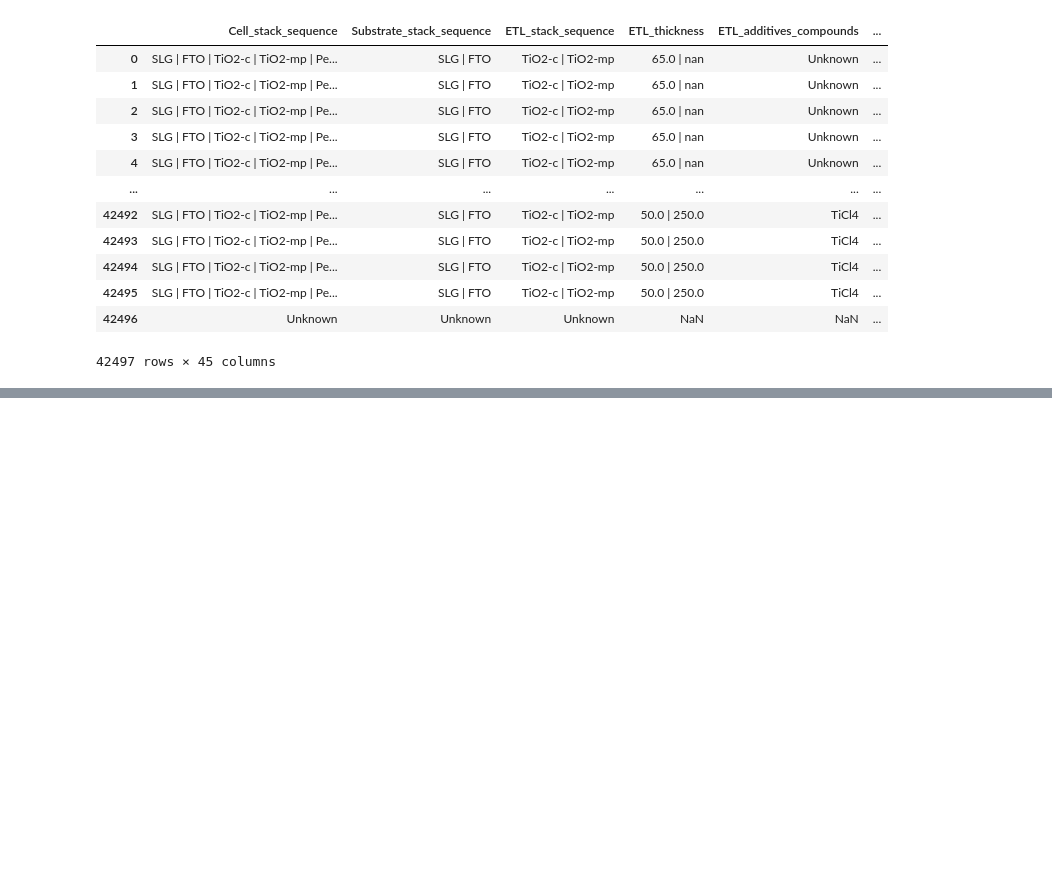
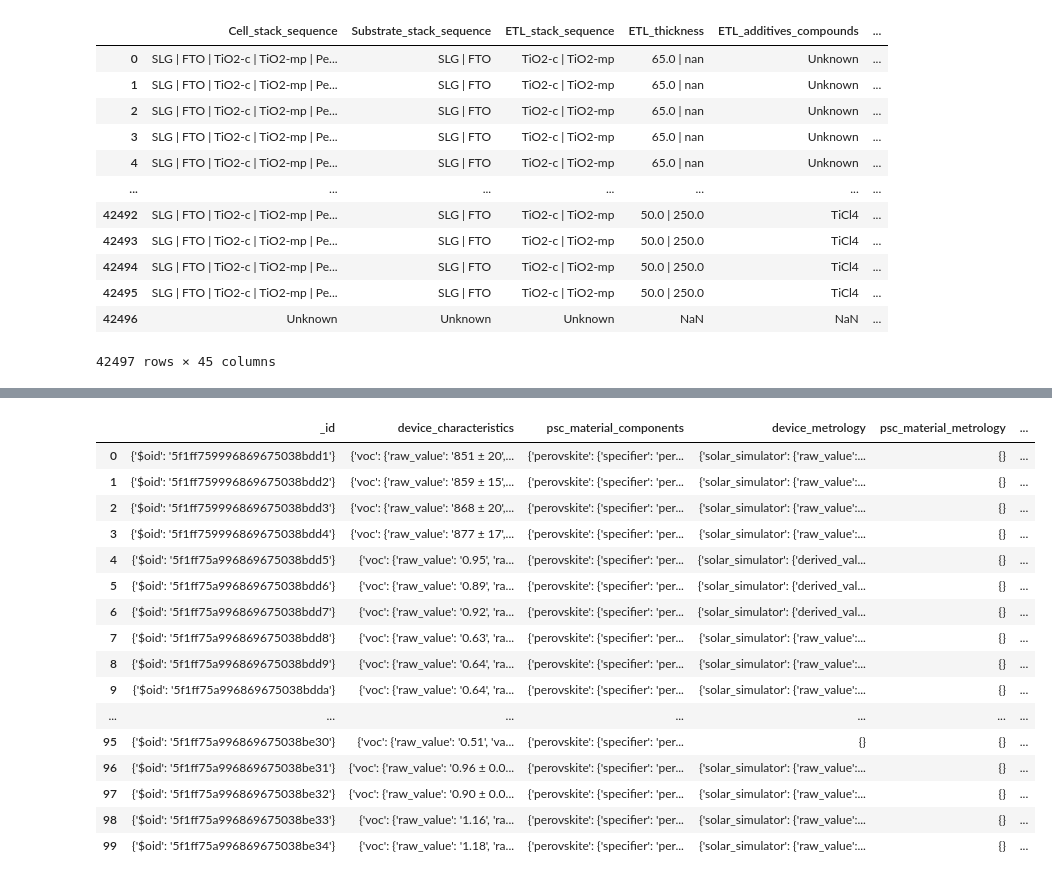
Before and after one commit to Zhang-NJ-Lab/PSC-Manual_NatureEnergy-try, a Jupyter notebook: dataframe-PSCmannual.ipynb, the cells around one changed output, grey strips where cells are left out. Cells and saved outputs as stored; diff of their text form; code cells hidden in the pictures; blank space fills up the shorter version.

```diff
--- a/dataframe-PSCmannual.ipynb
+++ b/dataframe-PSCmannual.ipynb
@@ -184,3 +182,5 @@ df.loc[:,["Cell_stack_sequence","Substrate_stack_sequence","ETL_stack_sequence",
 42497 rows × 45 columns
 # %%
 df.loc[:,["Cell_stack_sequence","Substrate_stack_sequence","ETL_stack_sequence","ETL_thickness","ETL_additives_compounds","ETL_additives_concentrations","ETL_deposition_procedure","Perovskite_composition_a_ions","Perovskite_composition_a_ions_coefficients","Perovskite_composition_b_ions","Perovskite_composition_b_ions_coefficients","Perovskite_composition_c_ions","Perovskite_composition_c_ions_coefficients","Perovskite_composition_short_form","Perovskite_composition_long_form","Perovskite_additives_compounds","Perovskite_additives_concentrations","Perovskite_thickness","Perovskite_band_gap","Perovskite_deposition_procedure","Perovskite_deposition_solvents","Perovskite_deposition_solvents_mixing_ratios","Perovskite_deposition_thermal_annealing_temperature","Perovskite_deposition_thermal_annealing_time","HTL_stack_sequence","HTL_thickness_list","HTL_additives_compounds","Backcontact_stack_sequence","Backcontact_thickness_list","Backcontact_deposition_procedure","JV_light_intensity","JV_light_spectra","JV_reverse_scan_Voc","JV_reverse_scan_Jsc","JV_reverse_scan_FF","JV_reverse_scan_PCE","JV_forward_scan_Voc","JV_forward_scan_Jsc","JV_forward_scan_FF","JV_forward_scan_PCE","JV_default_Voc","JV_default_Jsc","JV_default_FF","JV_default_PCE","Stability_average_over_n_number_of_cells"]].to_csv('ImportantInputOutput.csv', index=False)
+# %%
+json_data=pd.read_json('psc_rsc.json',lines=True)
@@ -186,0 +267,2 @@ df.loc[:,["Cell_stack_sequence","Substrate_stack_sequence","ETL_stack_sequence",
+# %%
+pd.options.display.max_columns=None
@@ -186,0 +301,24 @@ df.loc[:,["Cell_stack_sequence","Substrate_stack_sequence","ETL_stack_sequence",
+# %%
+pd.options.display.max_rows=None
+# %%
+pd.set_option('max_colwidth',750)
+# %%
+json_data.head(100)
+# %% [output]
+|  | _id | device_characteristics | psc_material_components | device_metrology | psc_material_metrology | ... |
+| 0 | {'$oid': '5f1ff759996869675038bdd1'} | {'voc': {'raw_value': '851 ± 20',... | {'perovskite': {'specifier': 'per... | {'solar_simulator': {'raw_value':... | {} | ... |
+| 1 | {'$oid': '5f1ff759996869675038bdd2'} | {'voc': {'raw_value': '859 ± 15',... | {'perovskite': {'specifier': 'per... | {'solar_simulator': {'raw_value':... | {} | ... |
+| 2 | {'$oid': '5f1ff759996869675038bdd3'} | {'voc': {'raw_value': '868 ± 20',... | {'perovskite': {'specifier': 'per... | {'solar_simulator': {'raw_value':... | {} | ... |
+| 3 | {'$oid': '5f1ff759996869675038bdd4'} | {'voc': {'raw_value': '877 ± 17',... | {'perovskite': {'specifier': 'per... | {'solar_simulator': {'raw_value':... | {} | ... |
+| 4 | {'$oid': '5f1ff75a996869675038bdd5'} | {'voc': {'raw_value': '0.95', 'ra... | {'perovskite': {'specifier': 'per... | {'solar_simulator': {'derived_val... | {} | ... |
+| 5 | {'$oid': '5f1ff75a996869675038bdd6'} | {'voc': {'raw_value': '0.89', 'ra... | {'perovskite': {'specifier': 'per... | {'solar_simulator': {'derived_val... | {} | ... |
+| 6 | {'$oid': '5f1ff75a996869675038bdd7'} | {'voc': {'raw_value': '0.92', 'ra... | {'perovskite': {'specifier': 'per... | {'solar_simulator': {'derived_val... | {} | ... |
+| 7 | {'$oid': '5f1ff75a996869675038bdd8'} | {'voc': {'raw_value': '0.63', 'ra... | {'perovskite': {'specifier': 'per... | {'solar_simulator': {'raw_value':... | {} | ... |
+| 8 | {'$oid': '5f1ff75a996869675038bdd9'} | {'voc': {'raw_value': '0.64', 'ra... | {'perovskite': {'specifier': 'per... | {'solar_simulator': {'raw_value':... | {} | ... |
+| 9 | {'$oid': '5f1ff75a996869675038bdda'} | {'voc': {'raw_value': '0.64', 'ra... | {'perovskite': {'specifier': 'per... | {'solar_simulator': {'raw_value':... | {} | ... |
+| ... | ... | ... | ... | ... | ... | ... |
+| 95 | {'$oid': '5f1ff75a996869675038be30'} | {'voc': {'raw_value': '0.51', 'va... | {'perovskite': {'specifier': 'per... | {} | {} | ... |
+| 96 | {'$oid': '5f1ff75a996869675038be31'} | {'voc': {'raw_value': '0.96 ± 0.0... | {'perovskite': {'specifier': 'per... | {'solar_simulator': {'raw_value':... | {} | ... |
+| 97 | {'$oid': '5f1ff75a996869675038be32'} | {'voc': {'raw_value': '0.90 ± 0.0... | {'perovskite': {'specifier': 'per... | {'solar_simulator': {'raw_value':... | {} | ... |
+| 98 | {'$oid': '5f1ff75a996869675038be33'} | {'voc': {'raw_value': '1.16', 'ra... | {'perovskite': {'specifier': 'per... | {'solar_simulator': {'raw_value':... | {} | ... |
+| 99 | {'$oid': '5f1ff75a996869675038be34'} | {'voc': {'raw_value': '1.18', 'ra... | {'perovskite': {'specifier': 'per... | {'solar_simulator': {'raw_value':... | {} | ... |
```
Also changed, not shown: parts of 14 cells of this notebook.
